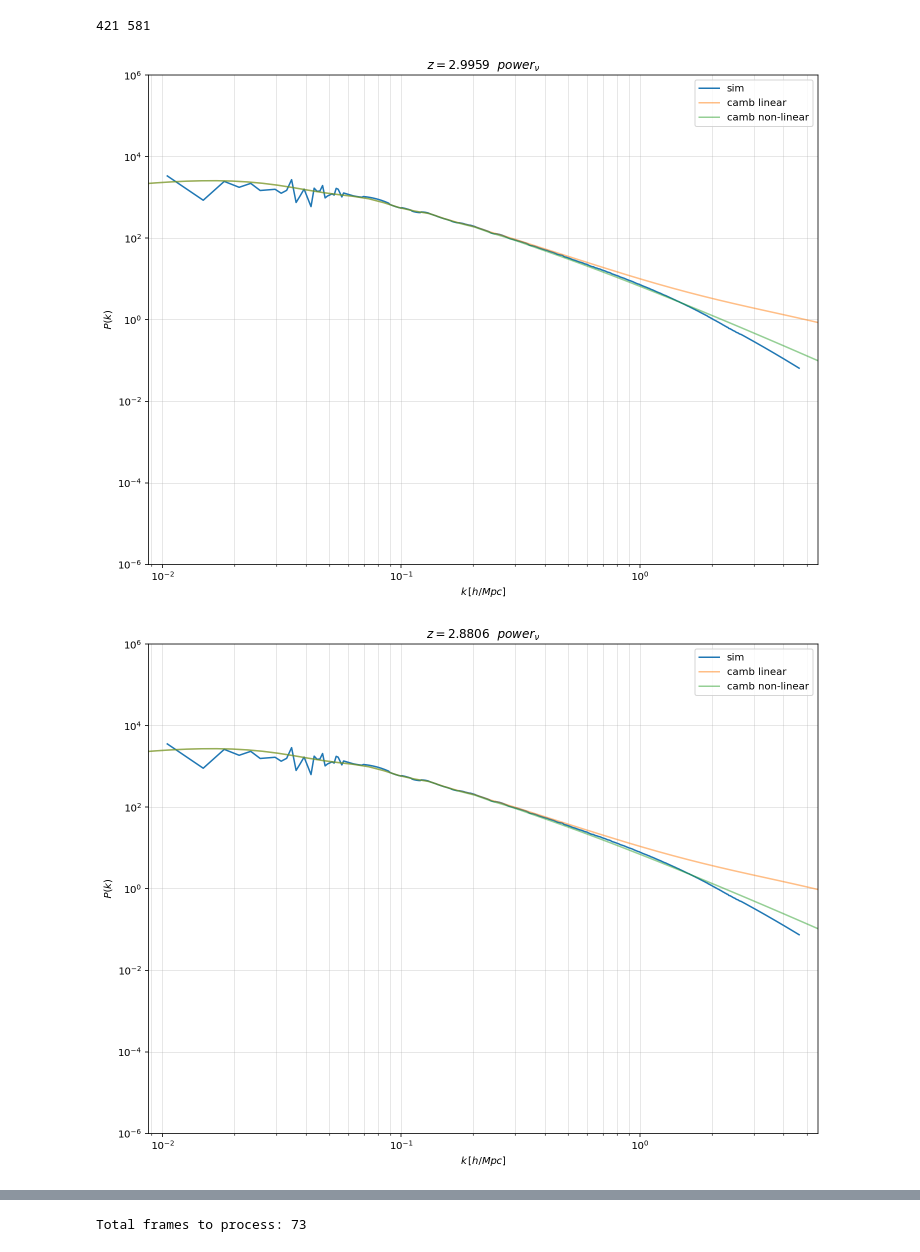
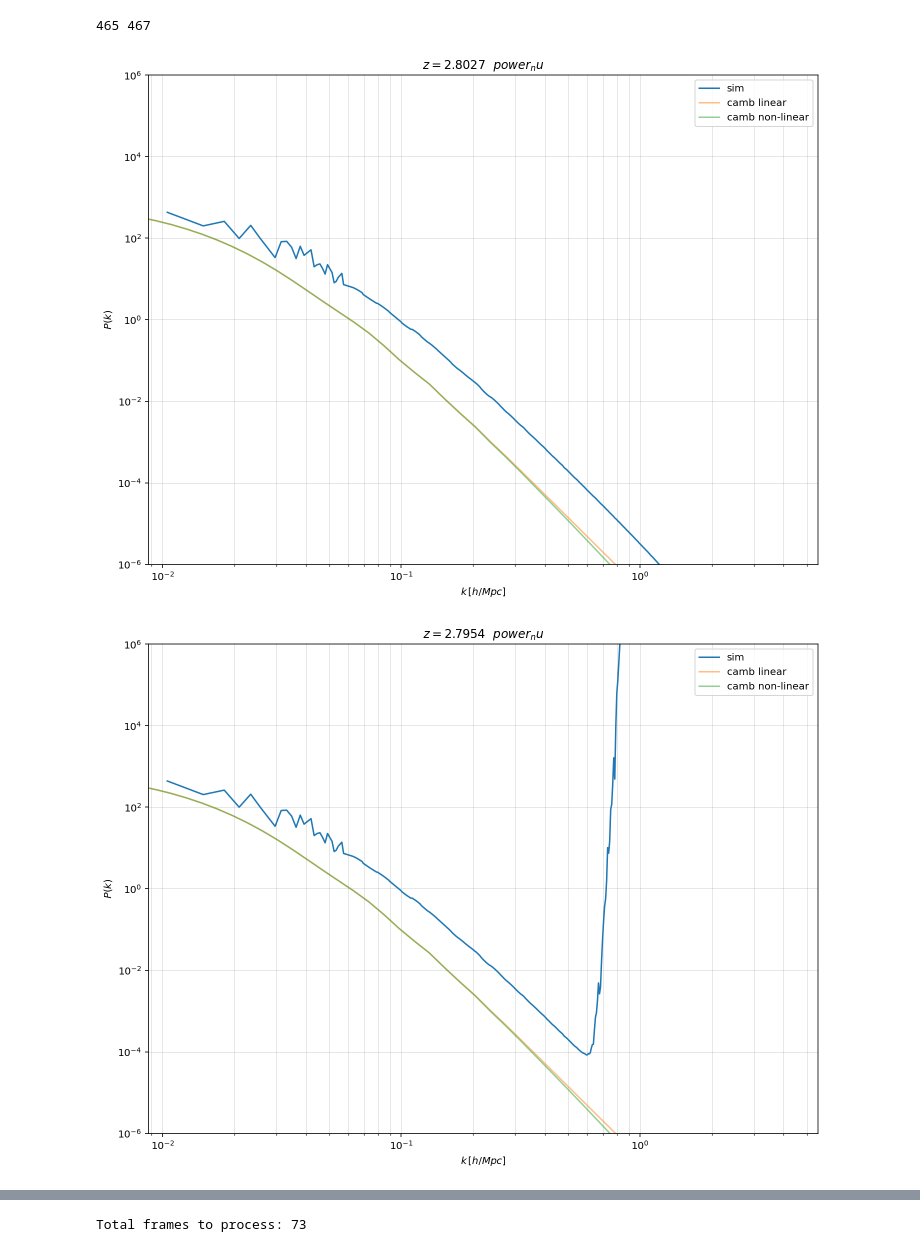
Before and after one commit to cosmologychen/cube_nu_new, a Jupyter notebook: neutrinos/PK.ipynb, the cells around one changed output, grey strips where cells are left out. Cells and saved outputs as stored; diff of their text form; code cells hidden in the pictures.

```diff
--- a/neutrinos/PK.ipynb
+++ b/neutrinos/PK.ipynb
@@ -1704,20 +1856,21 @@ def cambpower(z):
 
 path = '/home/cossim/cube_nu/output/2400_512_1_0.1_1'
 path = '/home/cossim/cube_nu/output/GP600_256_2_0.06_2'
+path = '/home/cossim/cube_nu/test/output/zi_nu59_600_256_2_0.06_2'
 z_step = np.loadtxt(path+'/neutrinos/z_powerpoint.txt')
 kh = np.loadtxt(path+'/neutrinos/k_values.txt')
 ptype = 'tot'
 ftype = 'm'
 mnu=0.1
 i1 = 12
-i2 = 13
+i2 = 15
 ii = 1
 
 counts = 0
 for z in z_step[i1:i2][::ii]:
     Redshift = f'{z+0.0001:.3f}'
     ksim,pksim = loadpower(path+f'/neutrinos/Pk/{Redshift}_cicpower_global.bin')
-    # kh,pk = loadpower(path+f'/neutrinos/Pk/{Redshift}_cicpower_gall.bin')
+    kh,pk = loadpower(path+f'/neutrinos/Pk/{Redshift}_cicpower_gall.bin')
     if np.sum(pksim) == 0:
         # print('z = %s no power spectrum'%Redshift)
         counts += 1
@@ -1727,10 +1880,10 @@ for z in z_step[i1:i2][::ii]:
     plt.figure(figsize=(12,9))
     plt.loglog(ksim,pksim[:,2],label = 'sim_raw',alpha=1)
     plt.loglog(ksim,pksim[:,4],label = 'sim',alpha=1)
-    # plt.loglog(kh,pk[:,4],label = 'check',alpha=1)
+    plt.loglog(kh,pk[:,4],label = 'check',alpha=1)
     plt.loglog(k,pk_nl,label = 'camb linear',alpha=0.5)
     plt.loglog(k,pk_lin,label = 'camb non-linear',alpha=0.5)
-    plt.axvline(x= 512/600*np.pi)
+    plt.axvline(x= 512/600*np.pi,color='k',linestyle='--',alpha=0.7)
     plt.grid(True, which='both', linewidth=0.3)  # 打开主要和次要网格线，linewidth为0.3
     plt.xlim([min(kh)/1.2, max(kh)*1.2])
     plt.xlabel('$k\,[h/{ Mpc}]$')
@@ -1803,51 +1960,51 @@ def cambpower(z):
     k, zout,pk = results.get_matter_power_spectrum(minkh=1e-4, maxkh=kmax, npoints=100,var1=f'delta_{ptype}',var2=f'delta_{ptype}')
     return k,pk[0],pk_lin[0]
 
-path = '/home/cossim/cube_nu/output/2400_512_1_0.1_1'
 path = '/home/cossim/cube_nu/output/GP600_512_1_0.1_2'
+path = '/home/cossim/cube_nu/test/output/zi_nu59_600_256_2_0.06_2'
 z_step = 1/np.fromfile(path+'/neutrinos/a_step.txt', dtype='float32')-1
 kh = np.loadtxt(path+'/neutrinos/k_values.txt')
-ptype = 'tot'
-ftype = 'm'
 # ptype = 'tot'
 # ftype = 'm'
+ptype = 'nu'
+ftype = 'nu'
 mnu=0.1
-i1 = np.where(z_step<3)[0][0]
-i2 = np.where(z_step<2)[0][0]
-ii = 15
+i1 = len(z_step)-2
+i2 = len(z_step)
+ii = 1
 print(i1,i2)
 
 counts = 0
 for i in range(i1,i2)[::ii]:
     z = z_step[i]
     Redshift = f'{z:.4f}'
     pk = np.fromfile(path+f'/neutrinos/Pk_{ftype}/Pk_{ftype}_{Redshift}.txt', dtype='float32')
     if np.sum(pk) == 0:
         # print('z = %s no power spectrum'%Redshift)
         counts += 1
         continue
-    k,pk_nl,pk_lin = cambpower(z_step[i+1])
+    k,pk_nl,pk_lin = cambpower(z_step[i])
 
     plt.figure(figsize=(12,9))
     plt.loglog(kh,pk,label = 'sim',alpha=1)
     plt.loglog(k,pk_nl,label = 'camb linear',alpha=0.5)
     plt.loglog(k,pk_lin,label = 'camb non-linear',alpha=0.5)
     plt.grid(True, which='both', linewidth=0.3)  # 打开主要和次要网格线，linewidth为0.3
     plt.xlim([min(kh)/1.2, max(kh)*1.2])
     plt.xlabel('$k\,[h/{ Mpc}]$')
     plt.ylabel('$P(k)$')
     plt.legend(loc='upper right')
-    plt.title('$z='+str(Redshift)+'\,\,\,\,power_{\\nu}$')
+    plt.title('$z='+str(Redshift)+f'\,\,\,\,power_{ftype}$')
     plt.ylim(1e-6,1e6)
     # 添加上边和右边的坐标轴
     ax = plt.gca()
     ax.spines['top'].set_visible(True)
     ax.spines['right'].set_visible(True)
 
     plt.show()
     plt.close()
 print(counts,len(z_step[i1:i2][::ii]))
 # %% [output]
-421 581
+465 467
-[figure, old version]
+[figure, new version]
-[figure, old version]
+[figure, new version]
```
Also changed, not shown: parts of 11 cells of this notebook, 12 other files.
